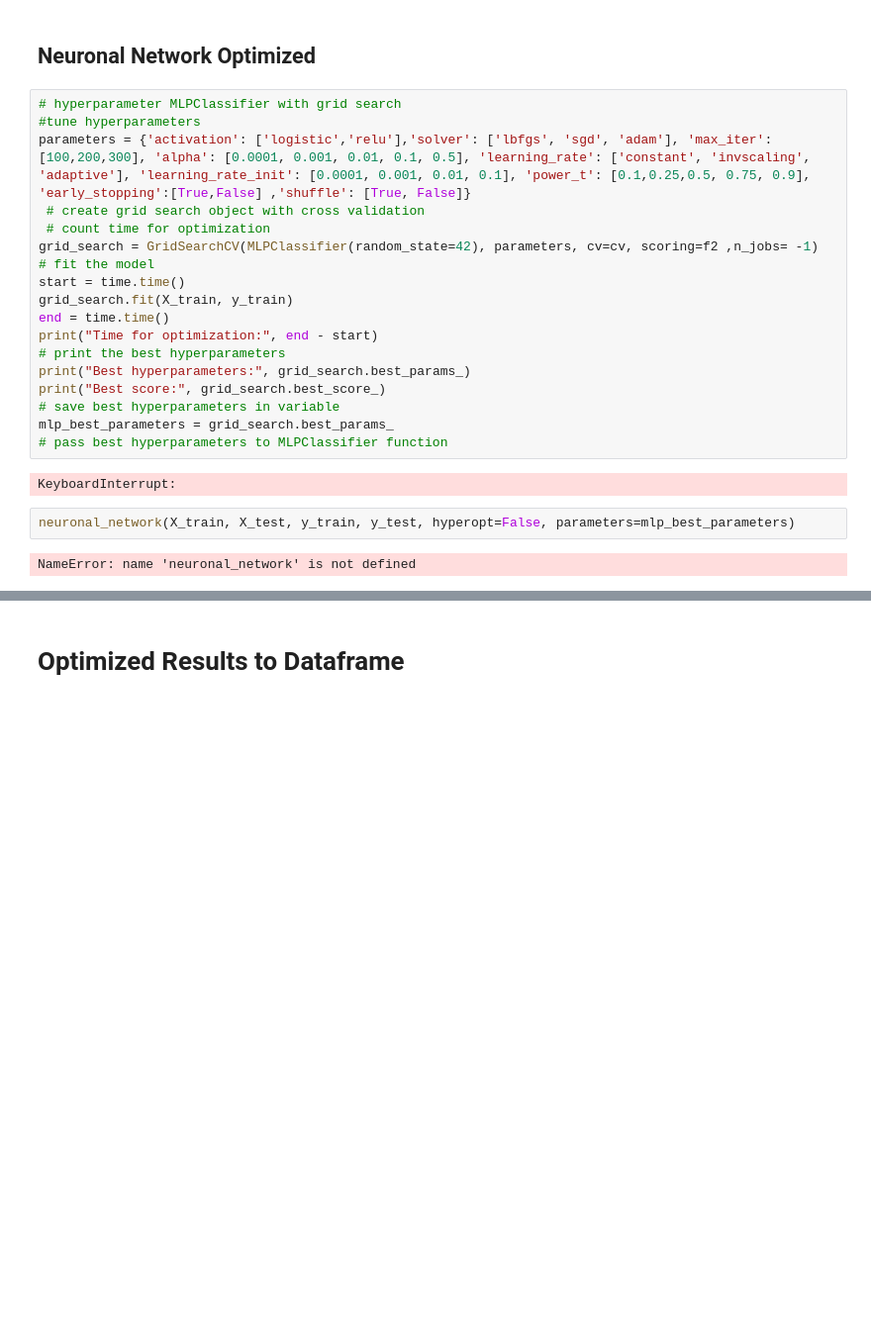
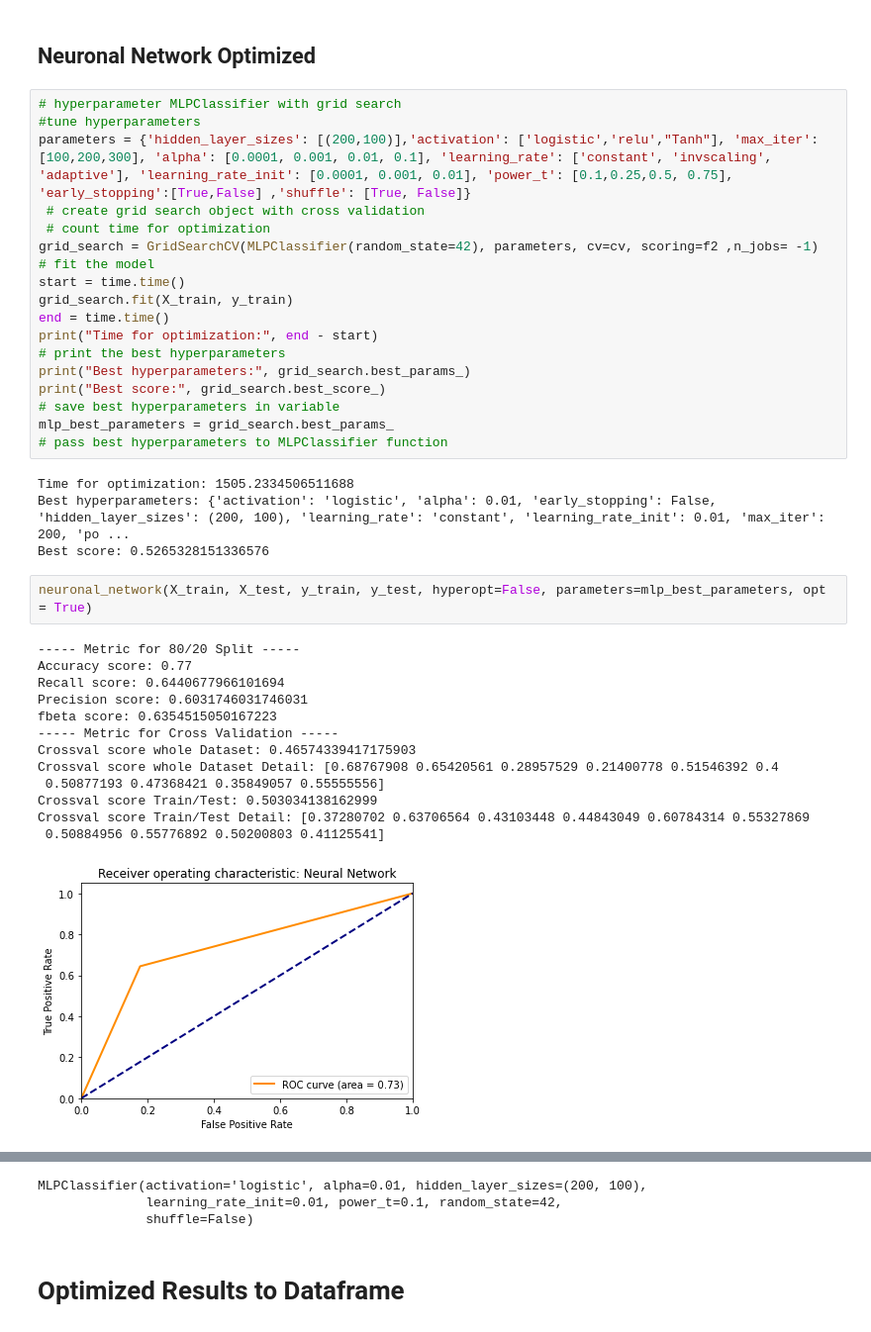
Before and after one commit to DanielGit4/AML, a Jupyter notebook: German_Credit_data/classification.ipynb, the cells around one changed output, grey strips where cells are left out. Shown at 99% size. Saved outputs shown, nothing was run; the diff lists cells and outputs as text; blank space fills up the shorter version.

```diff
--- a/German_Credit_data/classification.ipynb
+++ b/German_Credit_data/classification.ipynb
@@ -741,7 +589,7 @@ Non_opt_results
 # %%
 # hyperparameter MLPClassifier with grid search
 #tune hyperparameters
-parameters = {'activation': ['logistic','relu'],'solver': ['lbfgs', 'sgd', 'adam'], 'max_iter': [100,200,300], 'alpha': [0.0001, 0.001, 0.01, 0.1, 0.5], 'learning_rate': ['constant', 'invscaling', 'adaptive'], 'learning_rate_init': [0.0001, 0.001, 0.01, 0.1], 'power_t': [0.1,0.25,0.5, 0.75, 0.9], 'early_stopping':[True,False] ,'shuffle': [True, False]}
+parameters = {'hidden_layer_sizes': [(200,100)],'activation': ['logistic','relu',"Tanh"], 'max_iter': [100,200,300], 'alpha': [0.0001, 0.001, 0.01, 0.1], 'learning_rate': ['constant', 'invscaling', 'adaptive'], 'learning_rate_init': [0.0001, 0.001, 0.01], 'power_t': [0.1,0.25,0.5, 0.75], 'early_stopping':[True,False] ,'shuffle': [True, False]}
  # create grid search object with cross validation
  # count time for optimization
 grid_search = GridSearchCV(MLPClassifier(random_state=42), parameters, cv=cv, scoring=f2 ,n_jobs= -1)
@@ -757,8 +605,22 @@ print("Best score:", grid_search.best_score_)
 mlp_best_parameters = grid_search.best_params_
 # pass best hyperparameters to MLPClassifier function
 # %% [output]
-KeyboardInterrupt:
+Time for optimization: 1505.2334506511688
+Best hyperparameters: {'activation': 'logistic', 'alpha': 0.01, 'early_stopping': False, 'hidden_layer_sizes': (200, 100), 'learning_rate': 'constant', 'learning_rate_init': 0.01, 'max_iter': 200, 'po ...
+Best score: 0.5265328151336576
 # %%
-neuronal_network(X_train, X_test, y_train, y_test, hyperopt=False, parameters=mlp_best_parameters)
+neuronal_network(X_train, X_test, y_train, y_test, hyperopt=False, parameters=mlp_best_parameters, opt = True)
 # %% [output]
-NameError: name 'neuronal_network' is not defined
+----- Metric for 80/20 Split -----
+Accuracy score: 0.77
+Recall score: 0.6440677966101694
+Precision score: 0.6031746031746031
+fbeta score: 0.6354515050167223
+----- Metric for Cross Validation -----
+Crossval score whole Dataset: 0.46574339417175903
+Crossval score whole Dataset Detail: [0.68767908 0.65420561 0.28957529 0.21400778 0.51546392 0.4
+ 0.50877193 0.47368421 0.35849057 0.55555556]
+Crossval score Train/Test: 0.503034138162999
+Crossval score Train/Test Detail: [0.37280702 0.63706564 0.43103448 0.44843049 0.60784314 0.55327869
+ 0.50884956 0.55776892 0.50200803 0.41125541]
+[figure, added]
@@ -765,3 +629,6 @@ NameError: name 'neuronal_network' is not defined
+MLPClassifier(activation='logistic', alpha=0.01, hidden_layer_sizes=(200, 100),
+              learning_rate_init=0.01, power_t=0.1, random_state=42,
+              shuffle=False)
 # %% [markdown]
 # Optimized Results to Dataframe
 # %%
```
Also changed, not shown: parts of 42 cells of this notebook, 10 other files.
